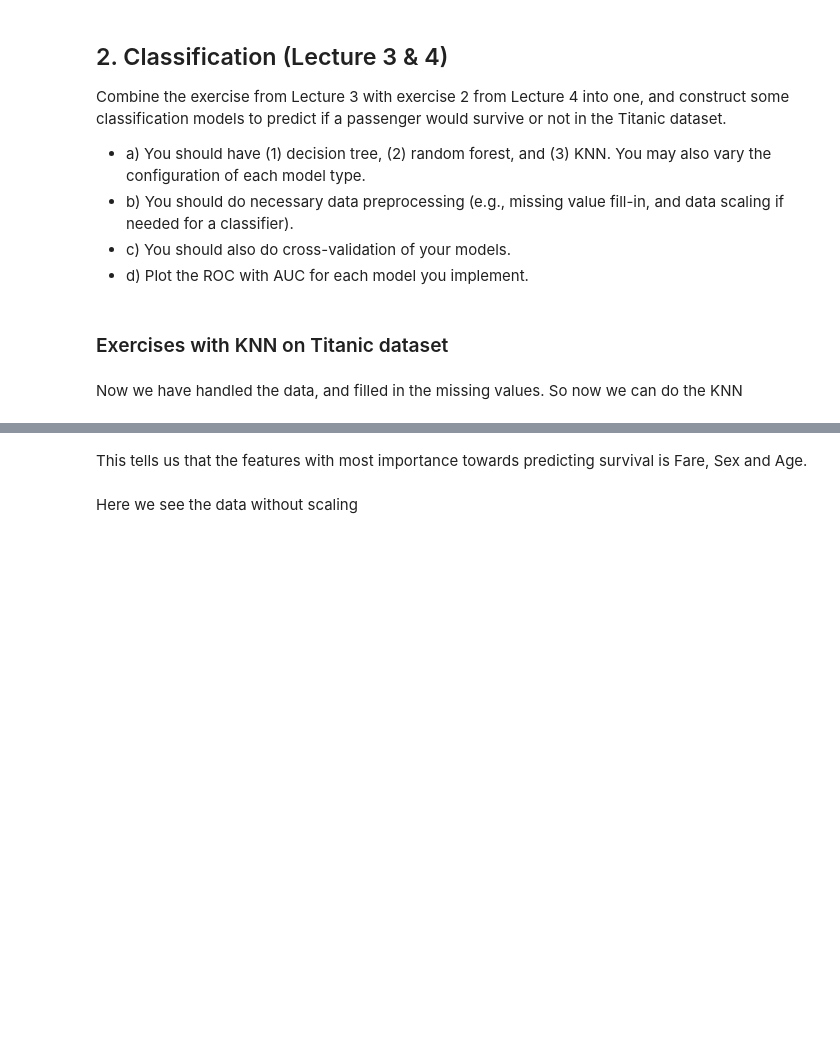
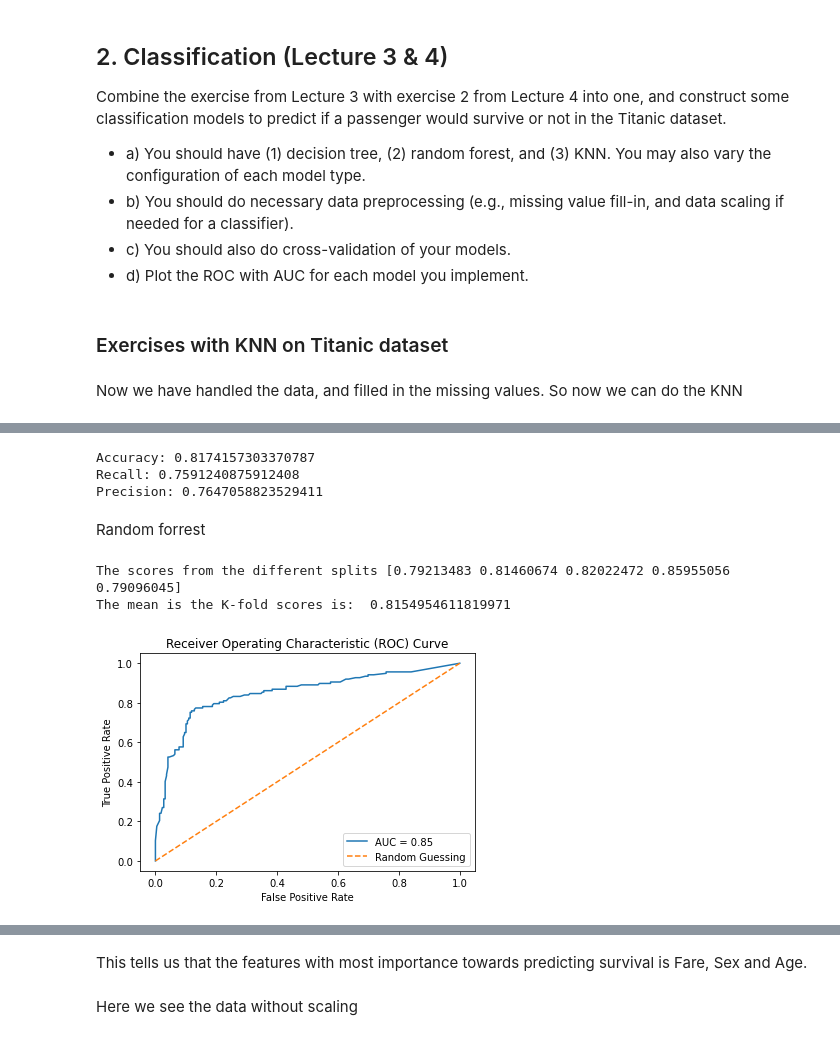
Before and after one commit to RasmuskjaerN/datathings, a Jupyter notebook: Exam_template.ipynb, the cells around one changed output, grey strips where cells are left out. Drawn from its saved outputs; the diff is of its cells as text; code cells hidden in the pictures; blank space fills up the shorter version.

```diff
--- a/Exam_template.ipynb
+++ b/Exam_template.ipynb
@@ -93,2 +164,7 @@ Now we have handled the data, and filled in the missing values. So now we can do
+# %%
+titanic["Sex"] = titanic.Sex.replace({'male':0, 'female':1})
+age_average = titanic['Age'].mean()
+titanic['Age'].fillna(int(age_average), inplace=True)
+titanic.dropna(subset=['Embarked'], inplace = True)
 # %%
 titanic.head()
@@ -95,3 +180,3 @@ titanic.head()
 # %%
-features = titanic.columns.drop(['Survived', 'Name', 'Ticket', 'Cabin', 'Deck', 'Embarked', 'PassengerId'])
+features = titanic.columns.drop(['Survived', 'Name', 'Ticket', 'Cabin', 'Embarked', 'PassengerId'])
 features
@@ -112,3 +198,42 @@ print("Accuracy of Random Forest: {}".format(metrics.accuracy_score(y_test, y_pr
+# %%
+print("Accuracy:", metrics.accuracy_score(y_test, y_pred))
+print("Recall:", metrics.recall_score(y_test, y_pred))
+print("Precision:", metrics.precision_score(y_test, y_pred))
+# %% [output]
+Accuracy: 0.8174157303370787
+Recall: 0.7591240875912408
+Precision: 0.7647058823529411
+# %% [markdown]
+Random forrest
+# %%
+from sklearn.ensemble import RandomForestClassifier
+from sklearn.model_selection import cross_val_score, KFold
+
+#criterion='entropy', max_features=5, n_estimators=100, random_state=0)
+forest = RandomForestClassifier(n_estimators=100, random_state=0)
+kf = KFold(n_splits=5, shuffle=True, random_state=42)
+scores = cross_val_score(forest, X, y, cv=kf)
+print("The scores from the different splits", scores)
+print("The mean is the K-fold scores is: ", scores.mean())
+# %% [output]
+The scores from the different splits [0.79213483 0.81460674 0.82022472 0.85955056 0.79096045]
+The mean is the K-fold scores is:  0.8154954611819971
+# %%
+from sklearn.metrics import roc_curve, roc_auc_score
+forest.fit(X_train, y_train)
+y_pred = forest.predict_proba(X_test)[:, 1]
+fpr, tpr, thresholds = roc_curve(y_test, y_pred)
+auc = roc_auc_score(y_test, y_pred)
+# %%
+plt.plot(fpr, tpr, label=f'AUC = {auc:.2f}')
+plt.plot([0, 1], [0, 1], linestyle='--', label='Random Guessing')
+plt.xlabel('False Positive Rate')
+plt.ylabel('True Positive Rate')
+plt.title('Receiver Operating Characteristic (ROC) Curve')
+plt.legend()
+plt.show()
+# %% [output]
+[figure, added]
 # %%
 import numpy as np
 
```
Also changed, not shown: parts of 35 cells of this notebook.
